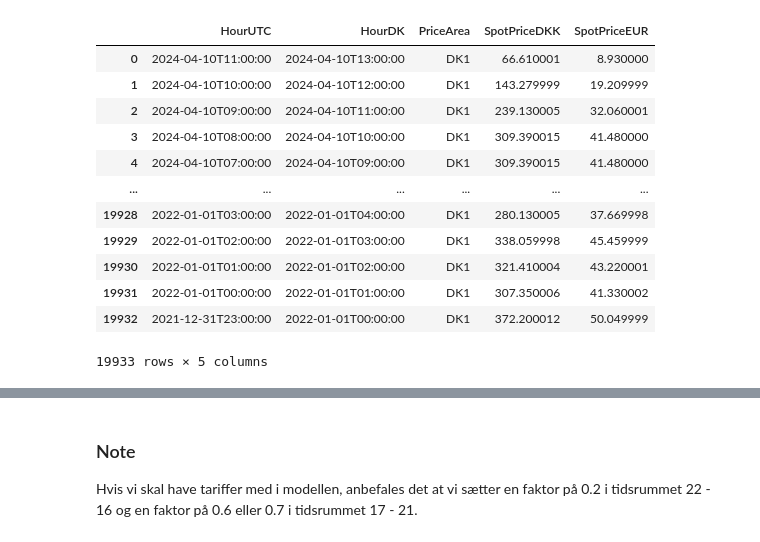
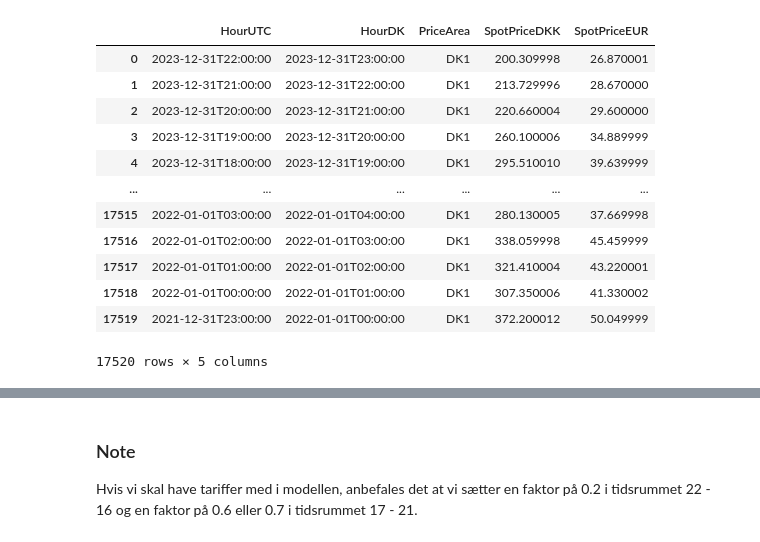
Before and after one commit to Camillahannesbo/BDS_MLOPs_Assignment, a Jupyter notebook: 1_feature_backfill.ipynb, the cells around one changed output, grey strips where cells are left out. Cells and saved outputs as stored; diff of their text form; code cells hidden in the pictures.

```diff
--- a/1_feature_backfill.ipynb
+++ b/1_feature_backfill.ipynb
@@ -8,3 +12,5 @@ url = ('https://api.energidataservice.dk/dataset/Elspotprices?offset=0&start=202
+# %%
+url = ('https://api.energidataservice.dk/dataset/Elspotprices?offset=0&start=2022-01-01T00:00&end=2023-12-31T23:59&filter=%7B%22PriceArea%22:[%22DK1%22]%7D&sort=HourUTC%20DESC')
 # %%
 data = requests.get(url).json()
 # %%
@@ -29,20 +35,20 @@ data['records']
  ...]
 # %%
-data2 = pd.DataFrame(data['records'])
+electricity_df = pd.DataFrame(data['records'])
-# %%
-data2
-# %% [output]
-|  | HourUTC | HourDK | PriceArea | SpotPriceDKK | SpotPriceEUR |
-| 0 | 2024-04-10T11:00:00 | 2024-04-10T13:00:00 | DK1 | 66.610001 | 8.930000 |
-| 1 | 2024-04-10T10:00:00 | 2024-04-10T12:00:00 | DK1 | 143.279999 | 19.209999 |
-| 2 | 2024-04-10T09:00:00 | 2024-04-10T11:00:00 | DK1 | 239.130005 | 32.060001 |
-| 3 | 2024-04-10T08:00:00 | 2024-04-10T10:00:00 | DK1 | 309.390015 | 41.480000 |
-| 4 | 2024-04-10T07:00:00 | 2024-04-10T09:00:00 | DK1 | 309.390015 | 41.480000 |
-| ... | ... | ... | ... | ... | ... |
-| 19928 | 2022-01-01T03:00:00 | 2022-01-01T04:00:00 | DK1 | 280.130005 | 37.669998 |
-| 19929 | 2022-01-01T02:00:00 | 2022-01-01T03:00:00 | DK1 | 338.059998 | 45.459999 |
-| 19930 | 2022-01-01T01:00:00 | 2022-01-01T02:00:00 | DK1 | 321.410004 | 43.220001 |
-| 19931 | 2022-01-01T00:00:00 | 2022-01-01T01:00:00 | DK1 | 307.350006 | 41.330002 |
-| 19932 | 2021-12-31T23:00:00 | 2022-01-01T00:00:00 | DK1 | 372.200012 | 50.049999 |
-19933 rows × 5 columns
+# %%
+electricity_df
+# %% [output]
+|  | HourUTC | HourDK | PriceArea | SpotPriceDKK | SpotPriceEUR |
+| 0 | 2023-12-31T22:00:00 | 2023-12-31T23:00:00 | DK1 | 200.309998 | 26.870001 |
+| 1 | 2023-12-31T21:00:00 | 2023-12-31T22:00:00 | DK1 | 213.729996 | 28.670000 |
+| 2 | 2023-12-31T20:00:00 | 2023-12-31T21:00:00 | DK1 | 220.660004 | 29.600000 |
+| 3 | 2023-12-31T19:00:00 | 2023-12-31T20:00:00 | DK1 | 260.100006 | 34.889999 |
+| 4 | 2023-12-31T18:00:00 | 2023-12-31T19:00:00 | DK1 | 295.510010 | 39.639999 |
+| ... | ... | ... | ... | ... | ... |
+| 17515 | 2022-01-01T03:00:00 | 2022-01-01T04:00:00 | DK1 | 280.130005 | 37.669998 |
+| 17516 | 2022-01-01T02:00:00 | 2022-01-01T03:00:00 | DK1 | 338.059998 | 45.459999 |
+| 17517 | 2022-01-01T01:00:00 | 2022-01-01T02:00:00 | DK1 | 321.410004 | 43.220001 |
+| 17518 | 2022-01-01T00:00:00 | 2022-01-01T01:00:00 | DK1 | 307.350006 | 41.330002 |
+| 17519 | 2021-12-31T23:00:00 | 2022-01-01T00:00:00 | DK1 | 372.200012 | 50.049999 |
+17520 rows × 5 columns
 # %%
```
Also changed, not shown: parts of 23 cells of this notebook.
